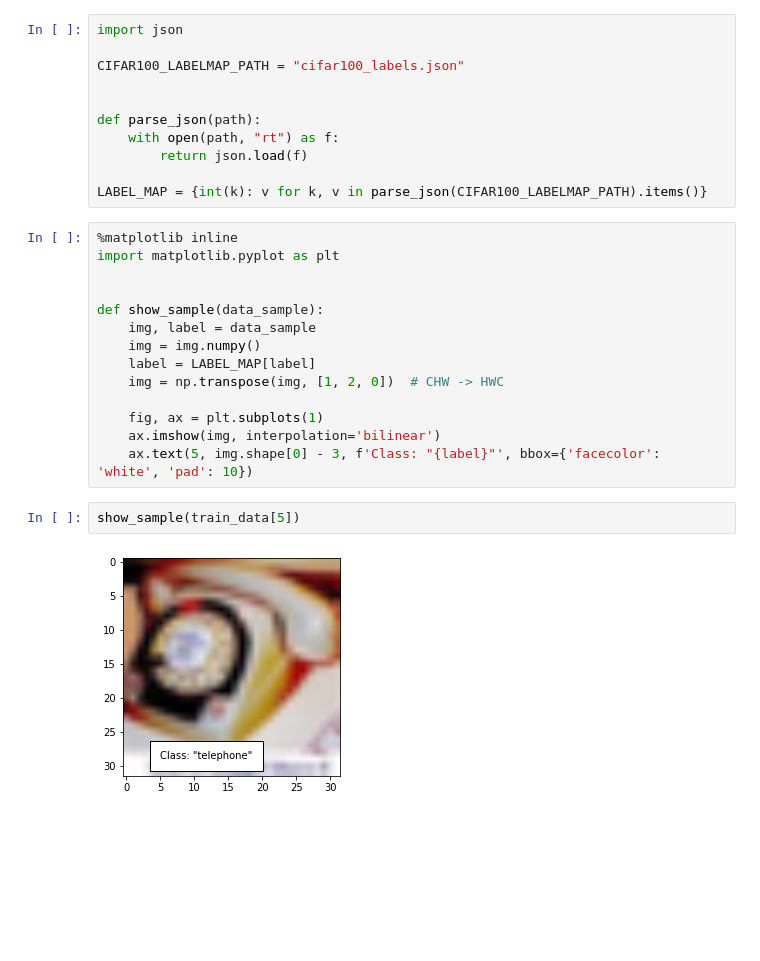
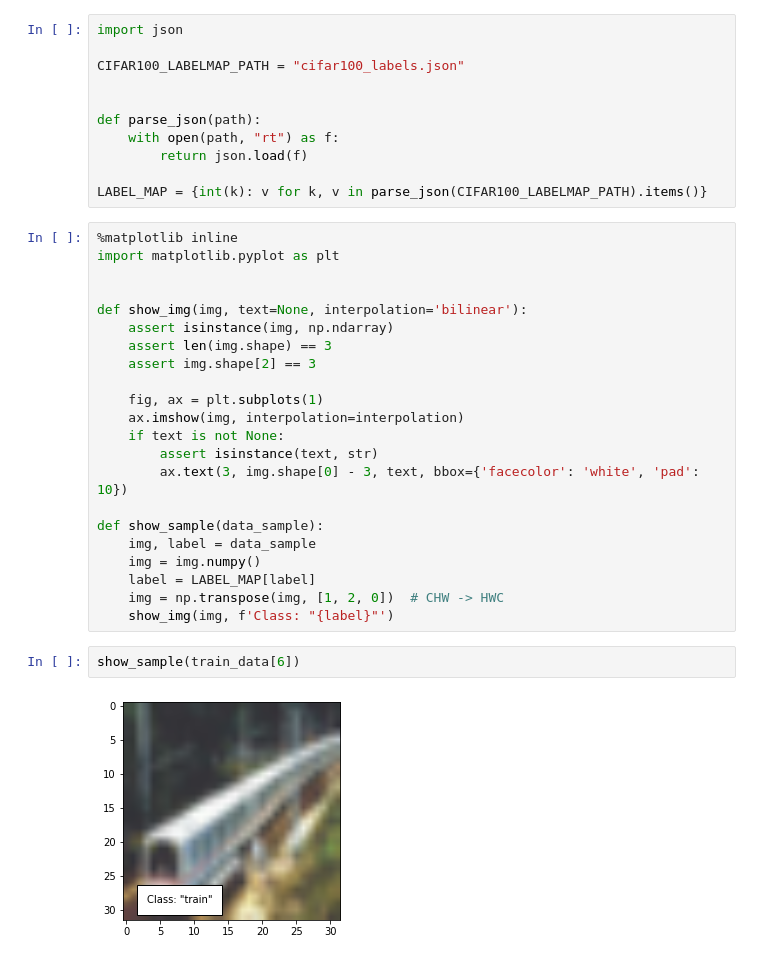
Before and after one commit to iolkhovsky/vision_transformer, a Jupyter notebook: Sandbox.ipynb, the cells around one changed output. Cells and saved outputs as stored; diff of their text form; blank space fills up the shorter version.

```diff
--- a/Sandbox.ipynb
+++ b/Sandbox.ipynb
@@ -38,17 +38,25 @@ LABEL_MAP = {int(k): v for k, v in parse_json(CIFAR100_LABELMAP_PATH).items()}
 %matplotlib inline
 import matplotlib.pyplot as plt
 
+
+def show_img(img, text=None, interpolation='bilinear'):
+    assert isinstance(img, np.ndarray)
+    assert len(img.shape) == 3
+    assert img.shape[2] == 3
+
+    fig, ax = plt.subplots(1)
+    ax.imshow(img, interpolation=interpolation)
+    if text is not None:
+        assert isinstance(text, str)
+        ax.text(3, img.shape[0] - 3, text, bbox={'facecolor': 'white', 'pad': 10})
 
 def show_sample(data_sample):
     img, label = data_sample
     img = img.numpy()
     label = LABEL_MAP[label]
     img = np.transpose(img, [1, 2, 0])  # CHW -> HWC
-
-    fig, ax = plt.subplots(1)
-    ax.imshow(img, interpolation='bilinear')
-    ax.text(5, img.shape[0] - 3, f'Class: "{label}"', bbox={'facecolor': 'white', 'pad': 10})
+    show_img(img, f'Class: "{label}"')
 # %%
-show_sample(train_data[5])
+show_sample(train_data[6])
 # %% [output]
-[figure, old version]
+[figure, new version]
```
